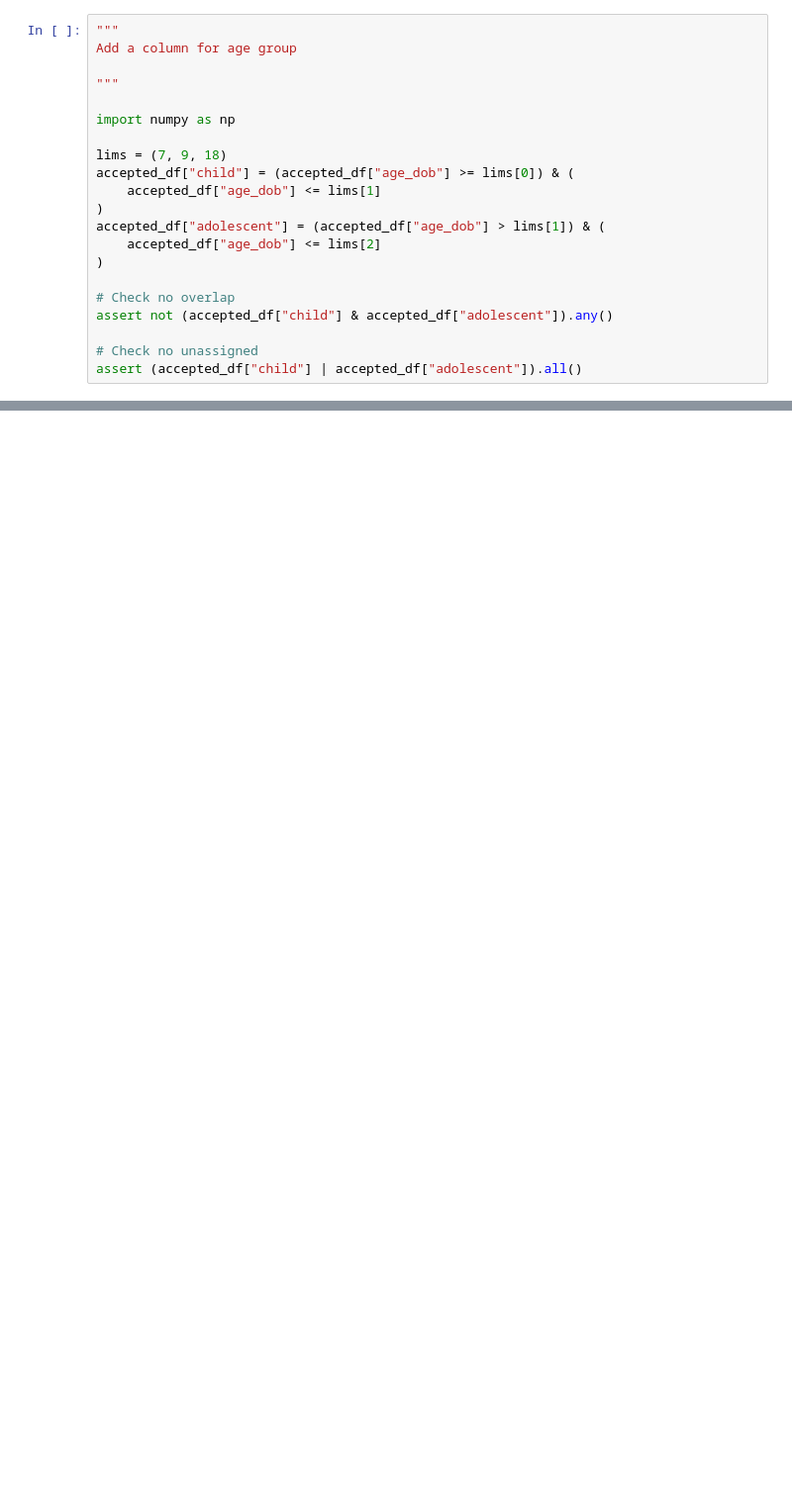
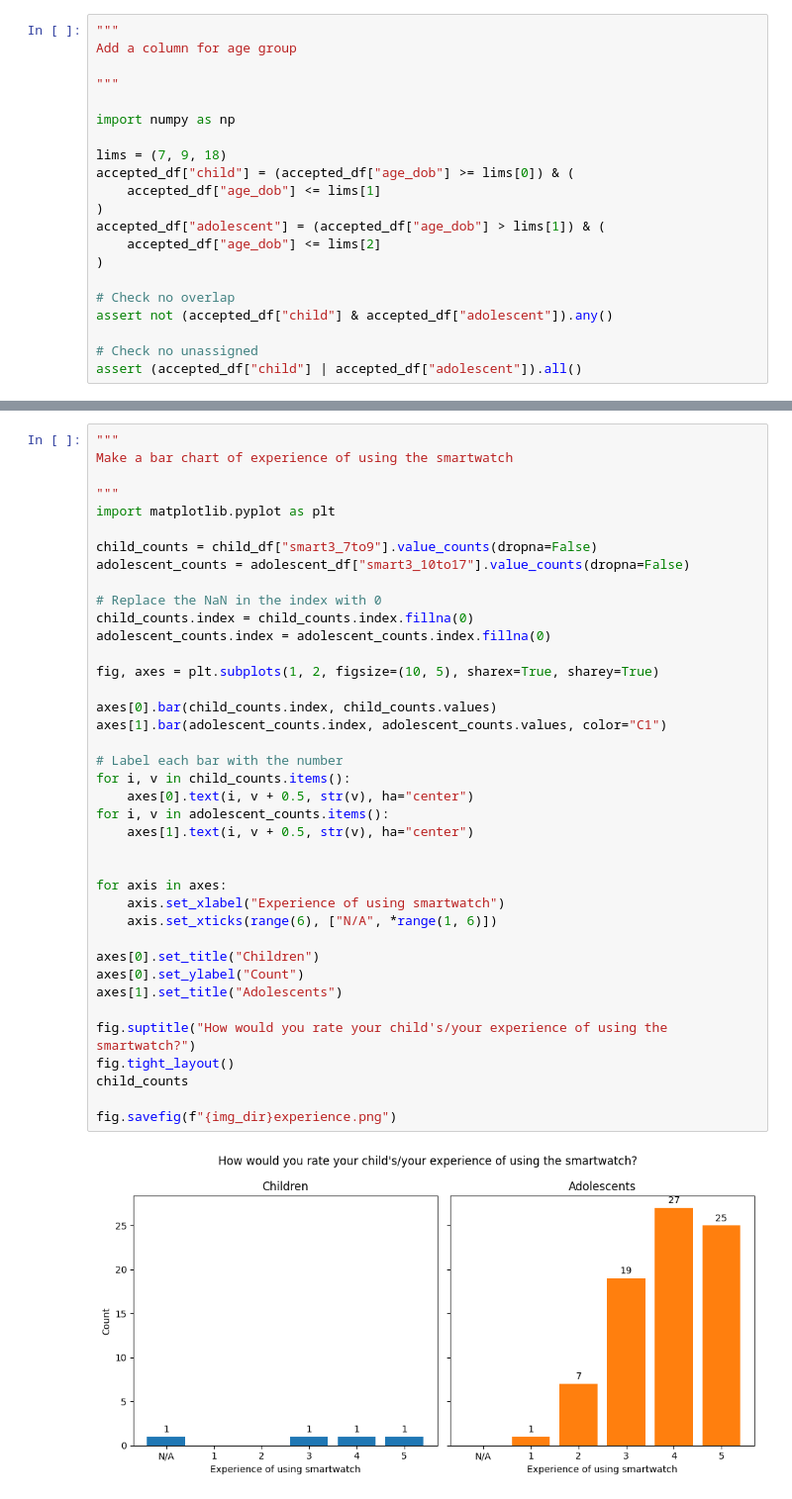
Before and after one commit to JGIBristol/seaco_smartwatch_paper, a Jupyter notebook: survey.ipynb, the cells around one changed output, grey strips where cells are left out. Shown: that part at 99% size. Drawn from its saved outputs; the diff is of its cells as text; blank space fills up the shorter version.

```diff
--- a/survey.ipynb
+++ b/survey.ipynb
@@ -105,0 +146,41 @@ len(adolescent_df), len(child_df)
+# %%
+"""
+Make a bar chart of experience of using the smartwatch
+
+"""
+import matplotlib.pyplot as plt
+
+child_counts = child_df["smart3_7to9"].value_counts(dropna=False)
+adolescent_counts = adolescent_df["smart3_10to17"].value_counts(dropna=False)
+
+# Replace the NaN in the index with 0
+child_counts.index = child_counts.index.fillna(0)
+adolescent_counts.index = adolescent_counts.index.fillna(0)
+
+fig, axes = plt.subplots(1, 2, figsize=(10, 5), sharex=True, sharey=True)
+
+axes[0].bar(child_counts.index, child_counts.values)
+axes[1].bar(adolescent_counts.index, adolescent_counts.values, color="C1")
+
+# Label each bar with the number
+for i, v in child_counts.items():
+    axes[0].text(i, v + 0.5, str(v), ha="center")
+for i, v in adolescent_counts.items():
+    axes[1].text(i, v + 0.5, str(v), ha="center")
+
+
+for axis in axes:
+    axis.set_xlabel("Experience of using smartwatch")
+    axis.set_xticks(range(6), ["N/A", *range(1, 6)])
+
+axes[0].set_title("Children")
+axes[0].set_ylabel("Count")
+axes[1].set_title("Adolescents")
+
+fig.suptitle("How would you rate your child's/your experience of using the smartwatch?")
+fig.tight_layout()
+child_counts
+
+fig.savefig(f"{img_dir}experience.png")
+# %% [output]
+[figure, added]
```
Also changed, not shown: parts of 18 cells of this notebook.
